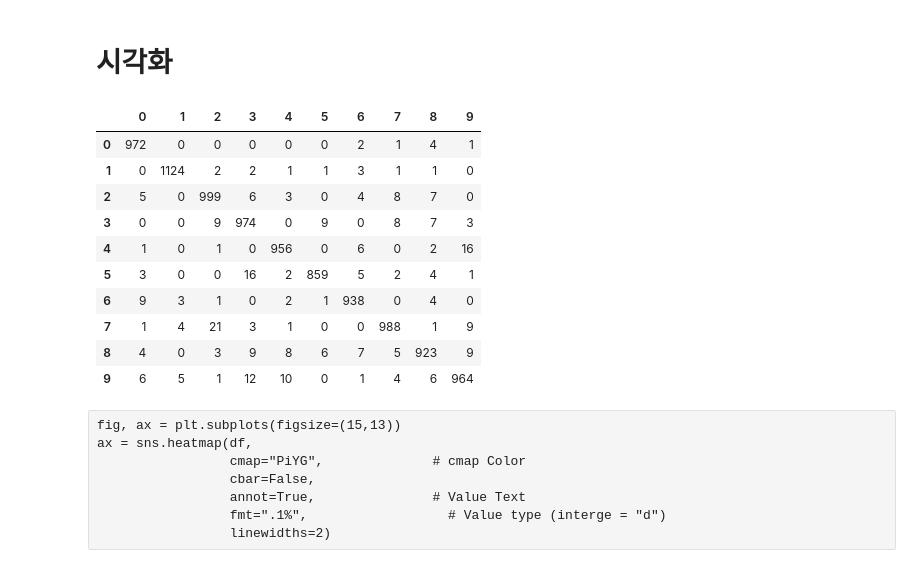
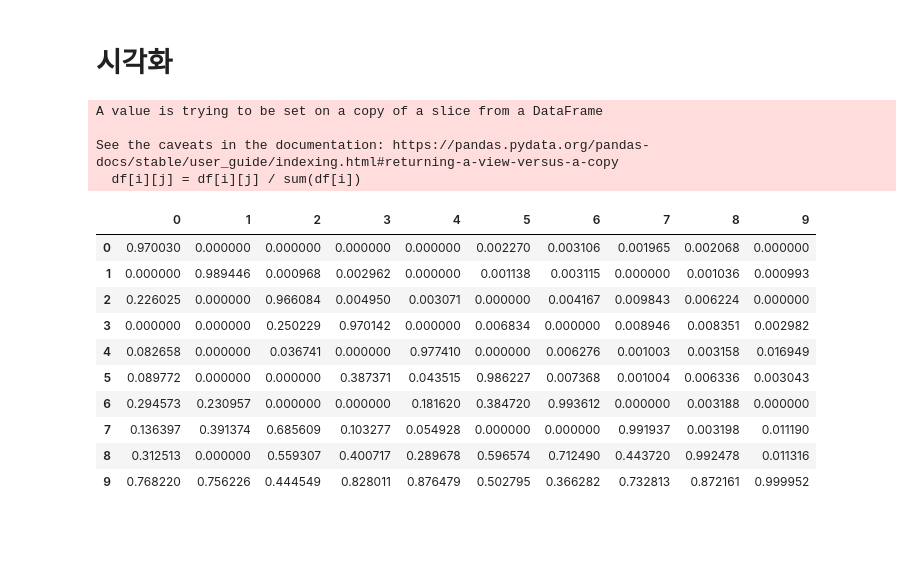
Before and after one commit to k-me-j/Basic-Python, a Jupyter notebook: f220509_mnist_HW.ipynb, the cells around one changed output. Saved outputs shown, nothing was run; the diff lists cells and outputs as text; code cells hidden in the pictures; blank space fills up the shorter version.

```diff
--- a/f220509_mnist_HW.ipynb
+++ b/f220509_mnist_HW.ipynb
@@ -45,25 +45,24 @@ confusion_matrix
 # %%
 x = [i for i in range(10)]
 df = pd.DataFrame(confusion_matrix, index=x, columns=x)
-# df = df / 100
+for i in range(len(df)):
+    for j in range(len(df[i])):
+        df[i][j] = df[i][j] / sum(df[i])
+
 df
 # %% [output]
+A value is trying to be set on a copy of a slice from a DataFrame
+
+See the caveats in the documentation: https://pandas.pydata.org/pandas-docs/stable/user_guide/indexing.html#returning-a-view-versus-a-copy
+  df[i][j] = df[i][j] / sum(df[i])
 |  | 0 | 1 | 2 | 3 | 4 | 5 | 6 | 7 | 8 | 9 |
-| 0 | 972 | 0 | 0 | 0 | 0 | 0 | 2 | 1 | 4 | 1 |
-| 1 | 0 | 1124 | 2 | 2 | 1 | 1 | 3 | 1 | 1 | 0 |
-| 2 | 5 | 0 | 999 | 6 | 3 | 0 | 4 | 8 | 7 | 0 |
-| 3 | 0 | 0 | 9 | 974 | 0 | 9 | 0 | 8 | 7 | 3 |
-| 4 | 1 | 0 | 1 | 0 | 956 | 0 | 6 | 0 | 2 | 16 |
-| 5 | 3 | 0 | 0 | 16 | 2 | 859 | 5 | 2 | 4 | 1 |
-| 6 | 9 | 3 | 1 | 0 | 2 | 1 | 938 | 0 | 4 | 0 |
-| 7 | 1 | 4 | 21 | 3 | 1 | 0 | 0 | 988 | 1 | 9 |
-| 8 | 4 | 0 | 3 | 9 | 8 | 6 | 7 | 5 | 923 | 9 |
-| 9 | 6 | 5 | 1 | 12 | 10 | 0 | 1 | 4 | 6 | 964 |
+| 0 | 0.970030 | 0.000000 | 0.000000 | 0.000000 | 0.000000 | 0.002270 | 0.003106 | 0.001965 | 0.002068 | 0.000000 |
+| 1 | 0.000000 | 0.989446 | 0.000968 | 0.002962 | 0.000000 | 0.001138 | 0.003115 | 0.000000 | 0.001036 | 0.000993 |
+| 2 | 0.226025 | 0.000000 | 0.966084 | 0.004950 | 0.003071 | 0.000000 | 0.004167 | 0.009843 | 0.006224 | 0.000000 |
+| 3 | 0.000000 | 0.000000 | 0.250229 | 0.970142 | 0.000000 | 0.006834 | 0.000000 | 0.008946 | 0.008351 | 0.002982 |
+| 4 | 0.082658 | 0.000000 | 0.036741 | 0.000000 | 0.977410 | 0.000000 | 0.006276 | 0.001003 | 0.003158 | 0.016949 |
+| 5 | 0.089772 | 0.000000 | 0.000000 | 0.387371 | 0.043515 | 0.986227 | 0.007368 | 0.001004 | 0.006336 | 0.003043 |
+| 6 | 0.294573 | 0.230957 | 0.000000 | 0.000000 | 0.181620 | 0.384720 | 0.993612 | 0.000000 | 0.003188 | 0.000000 |
+| 7 | 0.136397 | 0.391374 | 0.685609 | 0.103277 | 0.054928 | 0.000000 | 0.000000 | 0.991937 | 0.003198 | 0.011190 |
+| 8 | 0.312513 | 0.000000 | 0.559307 | 0.400717 | 0.289678 | 0.596574 | 0.712490 | 0.443720 | 0.992478 | 0.011316 |
+| 9 | 0.768220 | 0.756226 | 0.444549 | 0.828011 | 0.876479 | 0.502795 | 0.366282 | 0.732813 | 0.872161 | 0.999952 |
-# %% [raw]
-fig, ax = plt.subplots(figsize=(15,13))
-ax = sns.heatmap(df,
-                 cmap="PiYG",              # cmap Color
-                 cbar=False,
-                 annot=True,               # Value Text
-                 fmt=".1%",                  # Value type (interge = "d")
-                 linewidths=2)
```
Also changed, not shown: parts of 2 cells of this notebook.
